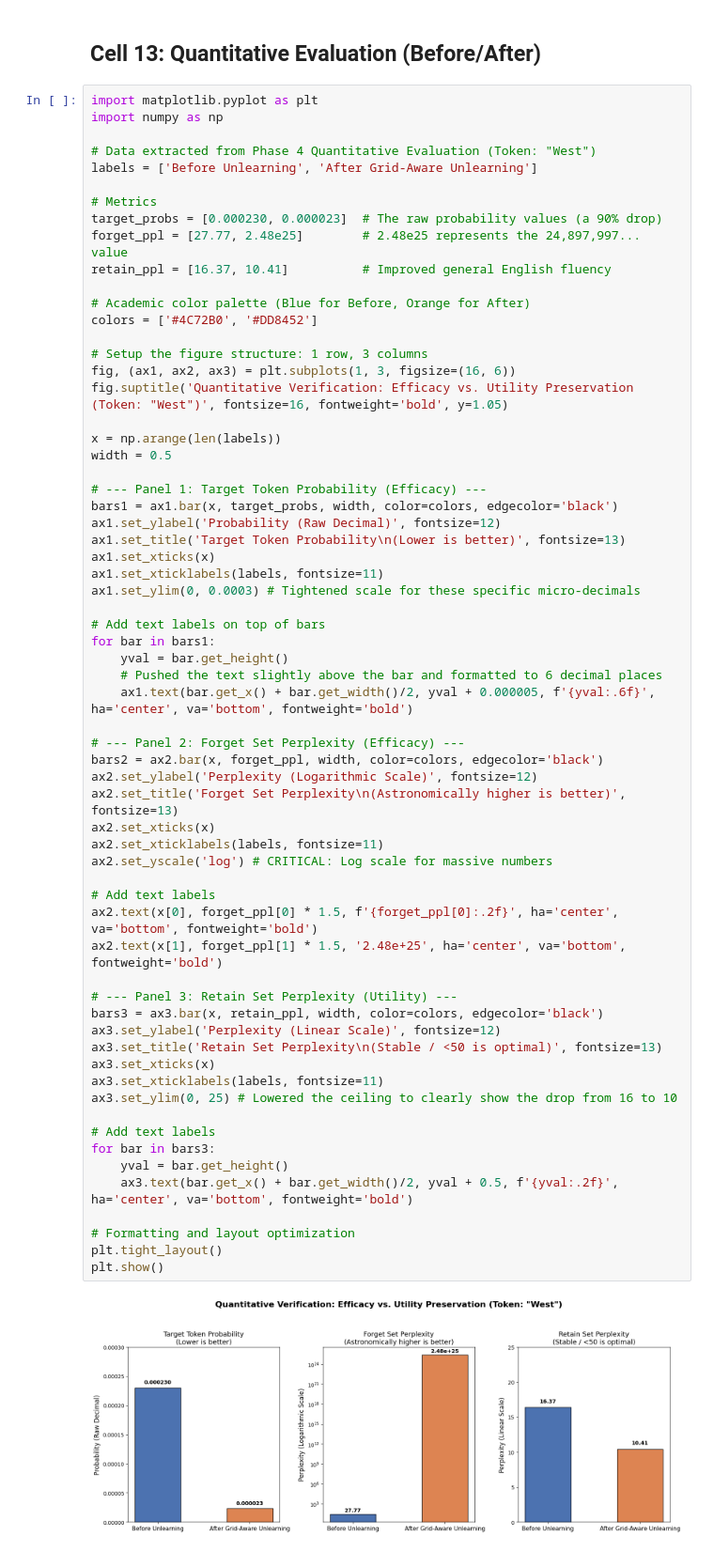
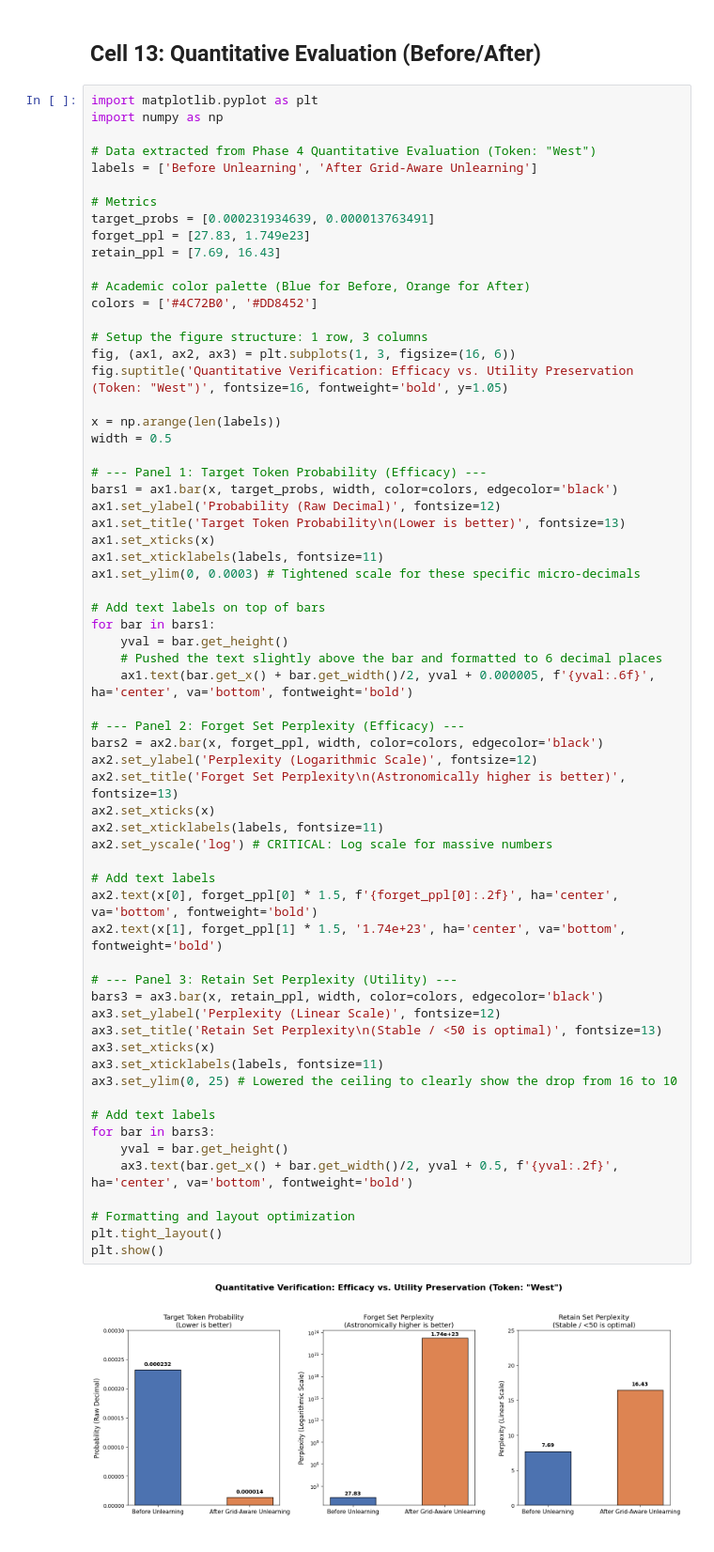
Before and after one commit to lahiru-praveen/quantization-aware-machine-unlearning-slm, a Jupyter notebook: notebooks/09_quantization_aware_unlearning.ipynb, the cells around one changed output. Shown at 94% size. Saved outputs shown, nothing was run; the diff lists cells and outputs as text.

Commit message:
Corrected the retain set dataset

```diff
--- a/notebooks/09_quantization_aware_unlearning.ipynb
+++ b/notebooks/09_quantization_aware_unlearning.ipynb
@@ -580,9 +580,9 @@ import numpy as np
 labels = ['Before Unlearning', 'After Grid-Aware Unlearning']
 
 # Metrics
-target_probs = [0.000230, 0.000023]  # The raw probability values (a 90% drop)
-forget_ppl = [27.77, 2.48e25]        # 2.48e25 represents the 24,897,997... value
-retain_ppl = [16.37, 10.41]          # Improved general English fluency
+target_probs = [0.000231934639, 0.000013763491]
+forget_ppl = [27.83, 1.749e23]
+retain_ppl = [7.69, 16.43]
 
 # Academic color palette (Blue for Before, Orange for After)
 colors = ['#4C72B0', '#DD8452']
@@ -609,32 +609,32 @@ for bar in bars1:
     ax1.text(bar.get_x() + bar.get_width()/2, yval + 0.000005, f'{yval:.6f}', ha='center', va='bottom', fontweight='bold')
 
 # --- Panel 2: Forget Set Perplexity (Efficacy) ---
 bars2 = ax2.bar(x, forget_ppl, width, color=colors, edgecolor='black')
 ax2.set_ylabel('Perplexity (Logarithmic Scale)', fontsize=12)
 ax2.set_title('Forget Set Perplexity\n(Astronomically higher is better)', fontsize=13)
 ax2.set_xticks(x)
 ax2.set_xticklabels(labels, fontsize=11)
 ax2.set_yscale('log') # CRITICAL: Log scale for massive numbers
 
 # Add text labels
 ax2.text(x[0], forget_ppl[0] * 1.5, f'{forget_ppl[0]:.2f}', ha='center', va='bottom', fontweight='bold')
-ax2.text(x[1], forget_ppl[1] * 1.5, '2.48e+25', ha='center', va='bottom', fontweight='bold')
+ax2.text(x[1], forget_ppl[1] * 1.5, '1.74e+23', ha='center', va='bottom', fontweight='bold')
 
 # --- Panel 3: Retain Set Perplexity (Utility) ---
 bars3 = ax3.bar(x, retain_ppl, width, color=colors, edgecolor='black')
 ax3.set_ylabel('Perplexity (Linear Scale)', fontsize=12)
 ax3.set_title('Retain Set Perplexity\n(Stable / <50 is optimal)', fontsize=13)
 ax3.set_xticks(x)
 ax3.set_xticklabels(labels, fontsize=11)
 ax3.set_ylim(0, 25) # Lowered the ceiling to clearly show the drop from 16 to 10
 
 # Add text labels
 for bar in bars3:
     yval = bar.get_height()
     ax3.text(bar.get_x() + bar.get_width()/2, yval + 0.5, f'{yval:.2f}', ha='center', va='bottom', fontweight='bold')
 
 # Formatting and layout optimization
 plt.tight_layout()
 plt.show()
 # %% [output]
-[figure, old version]
+[figure, new version]
```
Also changed, not shown: parts of 9 cells of this notebook.
